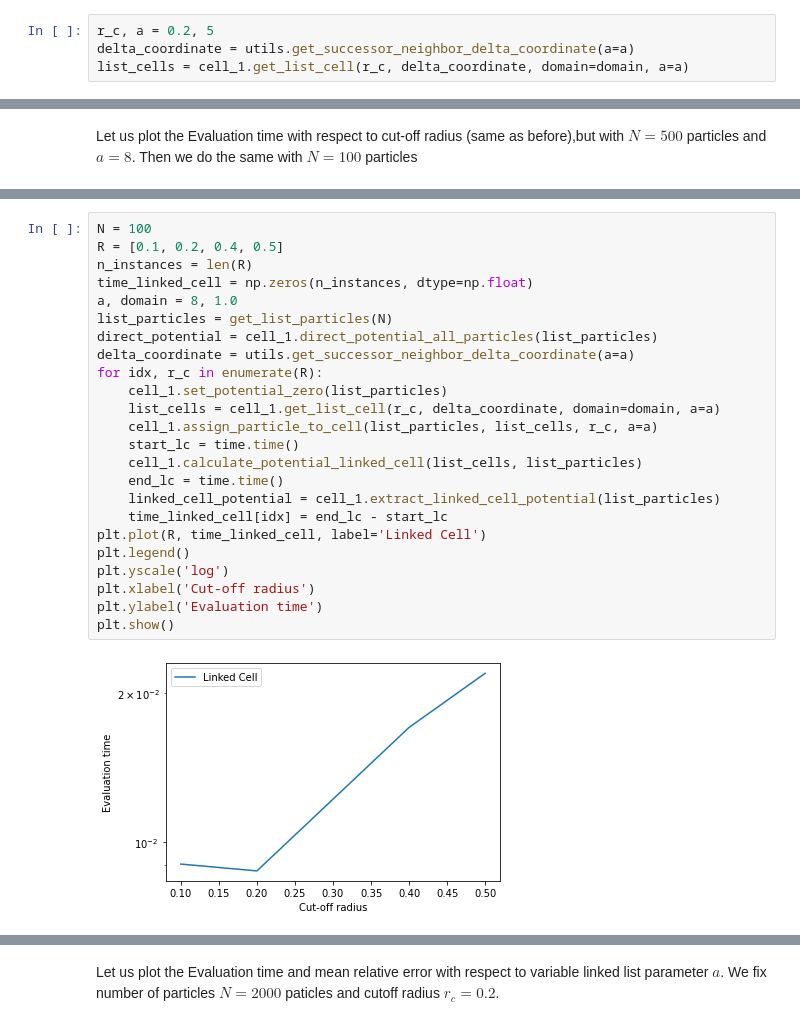
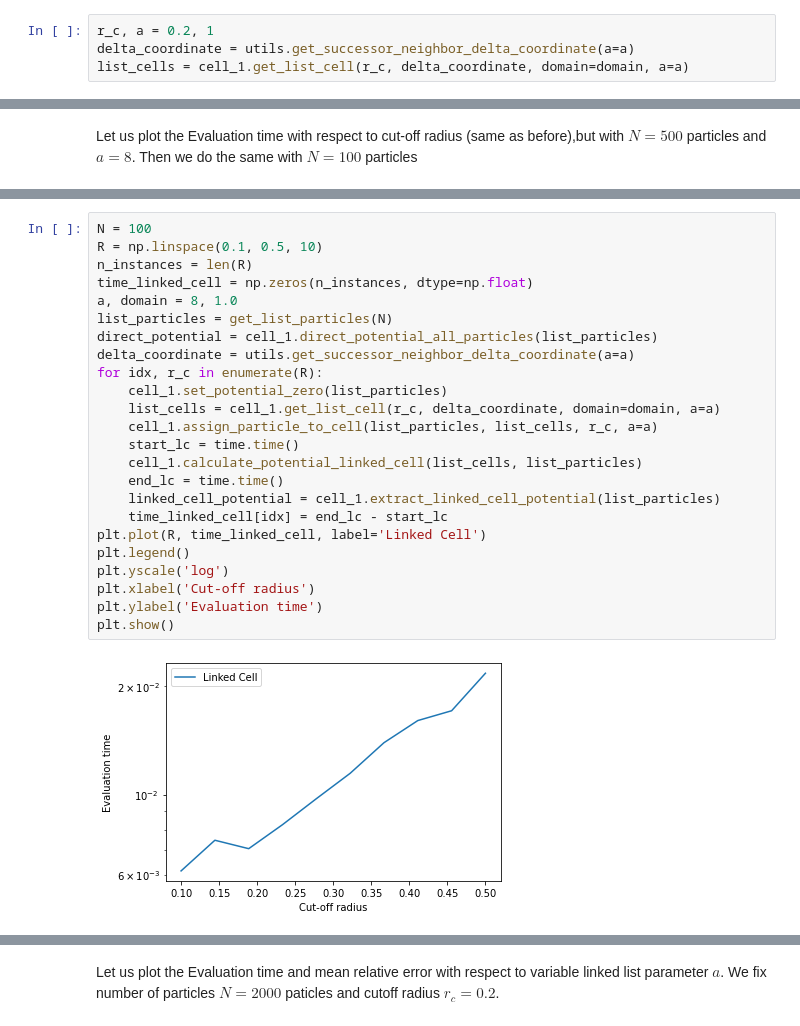
Before and after one commit to saiftyfirst/MolecularDynamics, a Jupyter notebook: linked_cells/linked_cells.ipynb, the cells around one changed output, grey strips where cells are left out. Saved outputs shown, nothing was run; the diff lists cells and outputs as text.

```diff
--- a/linked_cells/linked_cells.ipynb
+++ b/linked_cells/linked_cells.ipynb
@@ -173,7 +173,7 @@ Complete the implementation of function __assign_particle_to_cell__ in file _cel
 <br/>
 To assign particle to a cell use the function __add_particle__.
 # %%
-r_c, a = 0.2, 5
+r_c, a = 0.2, 1
 delta_coordinate = utils.get_successor_neighbor_delta_coordinate(a=a)
 list_cells = cell_1.get_list_cell(r_c, delta_coordinate, domain=domain, a=a)
 # %%
@@ -376,26 +367,26 @@ plt.show()
 # %%
 N = 100
-R = [0.1, 0.2, 0.4, 0.5]
+R = np.linspace(0.1, 0.5, 10)
 n_instances = len(R)
 time_linked_cell = np.zeros(n_instances, dtype=np.float)
 a, domain = 8, 1.0
 list_particles = get_list_particles(N)
 direct_potential = cell_1.direct_potential_all_particles(list_particles)
 delta_coordinate = utils.get_successor_neighbor_delta_coordinate(a=a)
 for idx, r_c in enumerate(R):
     cell_1.set_potential_zero(list_particles)
     list_cells = cell_1.get_list_cell(r_c, delta_coordinate, domain=domain, a=a)
     cell_1.assign_particle_to_cell(list_particles, list_cells, r_c, a=a)
     start_lc = time.time()
     cell_1.calculate_potential_linked_cell(list_cells, list_particles)
     end_lc = time.time()
     linked_cell_potential = cell_1.extract_linked_cell_potential(list_particles)
     time_linked_cell[idx] = end_lc - start_lc
 plt.plot(R, time_linked_cell, label='Linked Cell')
 plt.legend()
 plt.yscale('log')
 plt.xlabel('Cut-off radius')
 plt.ylabel('Evaluation time')
 plt.show()
 # %% [output]
-[figure, old version]
+[figure, new version]
```
Also changed, not shown: parts of 21 cells of this notebook.
